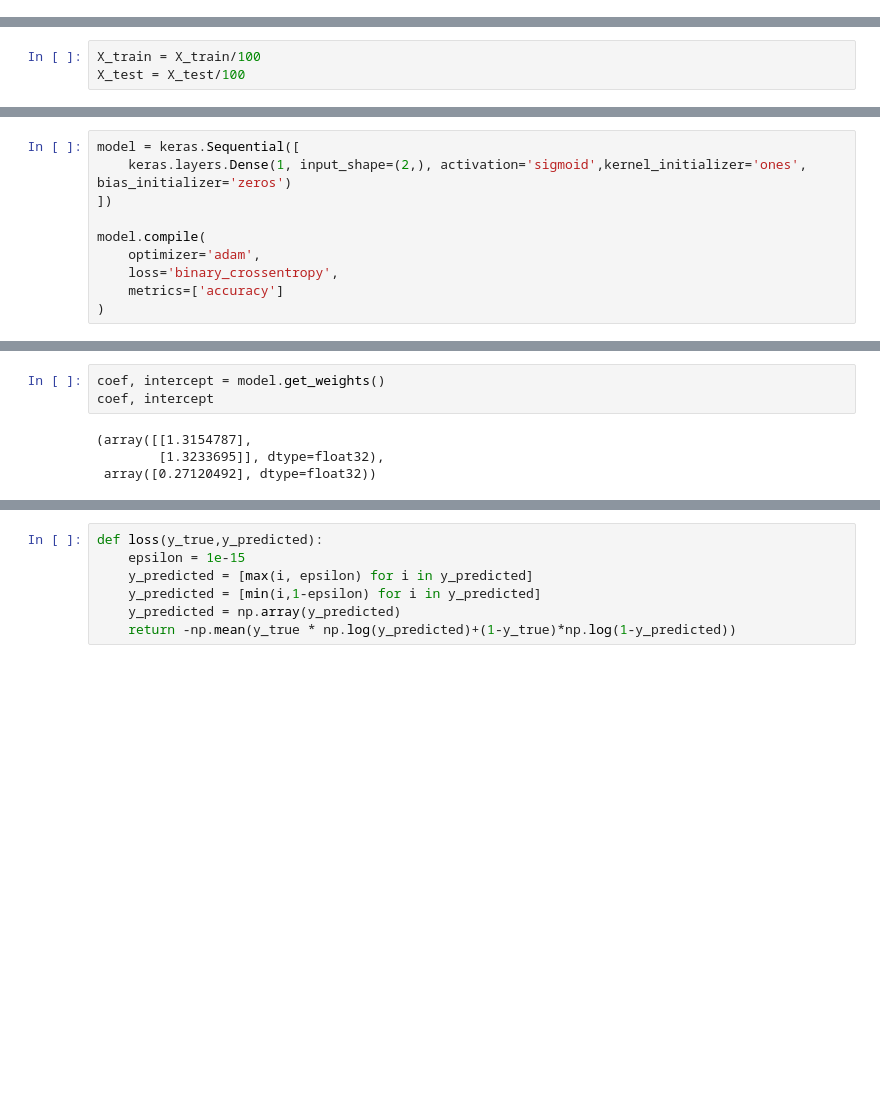
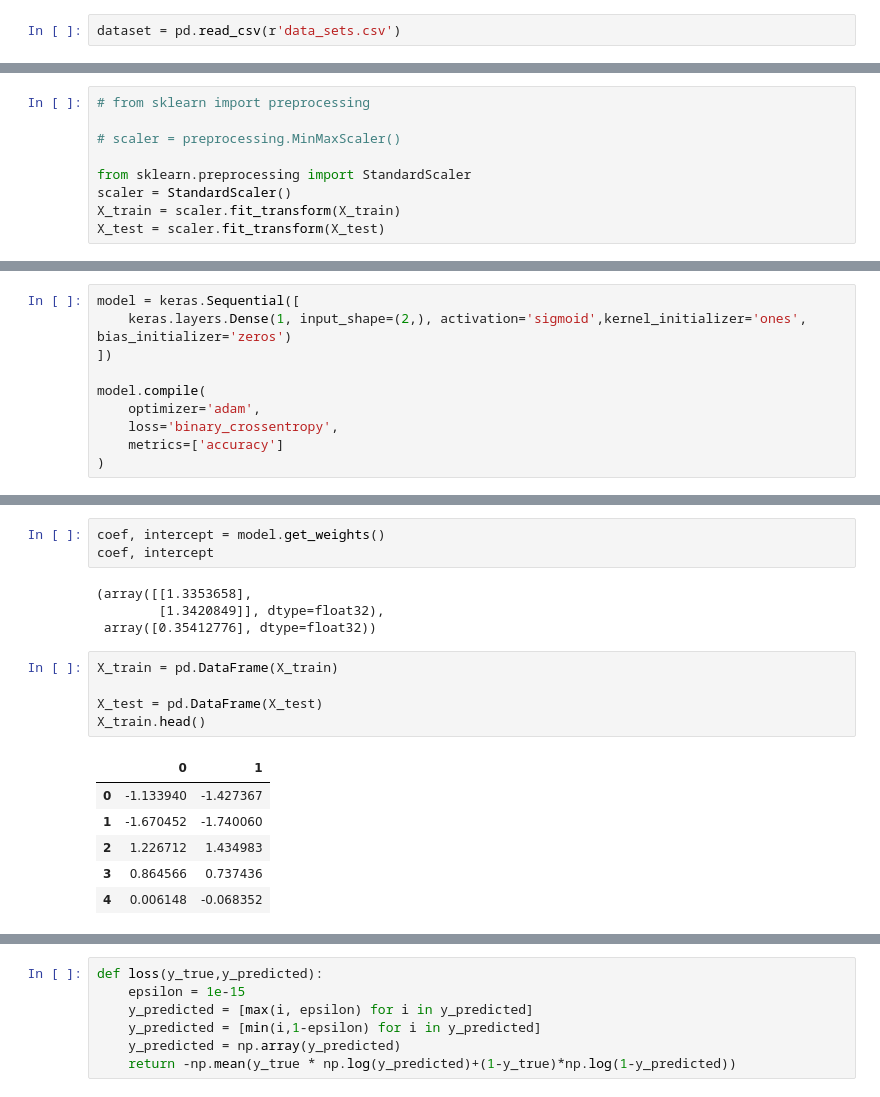
Before and after one commit to r3d-slayer/DeepLearning-Implementation, a Jupyter notebook: Deep Learning.ipynb, the cells around one changed output, grey strips where cells are left out. Drawn from its saved outputs; the diff is of its cells as text; blank space fills up the shorter version.

```diff
--- a/Deep Learning.ipynb
+++ b/Deep Learning.ipynb
@@ -57,14 +57,22 @@ plot_decision_regions(X.values,y.values,clf=pct,legend=2)
 ## Neural Network for Placement Dataset
 # %%
 from sklearn.model_selection import train_test_split
+# %%
+dataset = pd.read_csv(r'data_sets.csv')
 # %%
 X = dataset.iloc[:,:-1]
 y = dataset.iloc[:,-1]
 # %%
 X_train, X_test, y_train, y_test = train_test_split(X, y, test_size=0.2, random_state=42)
 # %%
-X_train = X_train/100
-X_test = X_test/100
+# from sklearn import preprocessing
+
+# scaler = preprocessing.MinMaxScaler()
+
+from sklearn.preprocessing import StandardScaler
+scaler = StandardScaler()
+X_train = scaler.fit_transform(X_train)
+X_test = scaler.fit_transform(X_test)
 # %%
 from tensorflow import keras
 # %%
@@ -102,6 +110,18 @@ Epoch 100/100
 coef, intercept = model.get_weights()
 coef, intercept
 # %% [output]
-(array([[1.3154787],
-        [1.3233695]], dtype=float32),
- array([0.27120492], dtype=float32))
+(array([[1.3353658],
+        [1.3420849]], dtype=float32),
+ array([0.35412776], dtype=float32))
+# %%
+X_train = pd.DataFrame(X_train)
+
+X_test = pd.DataFrame(X_test)
+X_train.head()
+# %% [output]
+|  | 0 | 1 |
+| 0 | -1.133940 | -1.427367 |
+| 1 | -1.670452 | -1.740060 |
+| 2 | 1.226712 | 1.434983 |
+| 3 | 0.864566 | 0.737436 |
+| 4 | 0.006148 | -0.068352 |
```
Also changed, not shown: parts of 10 cells of this notebook, 1 other file.
